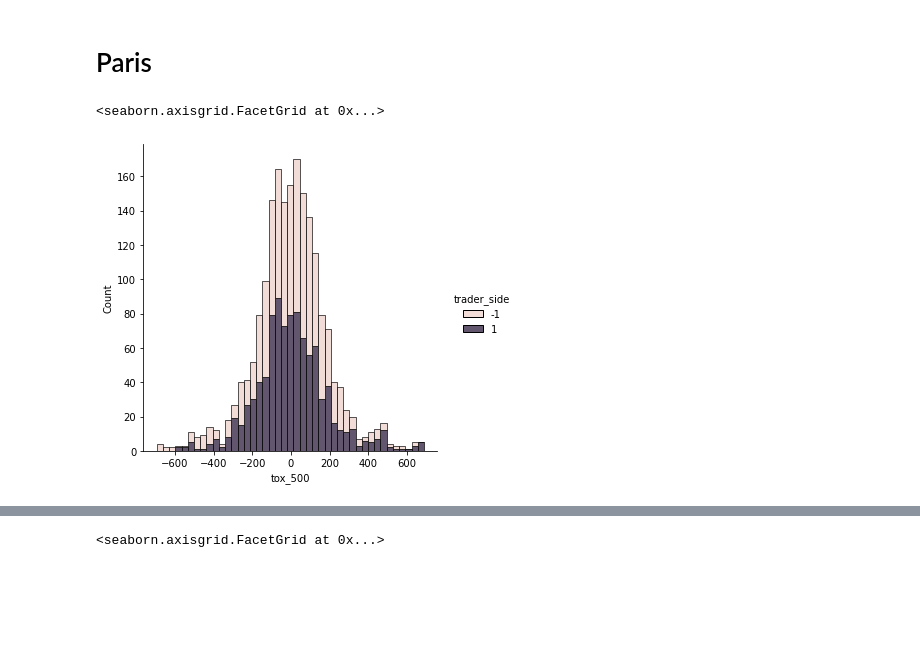
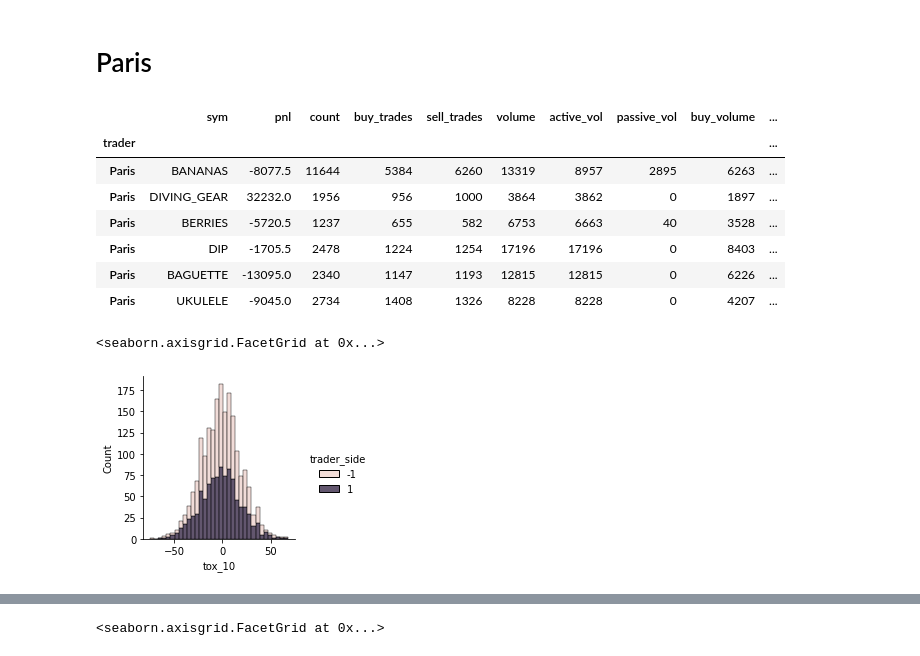
Before and after one commit to XiuLuoShen/imc_prosperity, a Jupyter notebook: CounterPartyAnalysis.ipynb, the cells around one changed output, grey strips where cells are left out. Cells and saved outputs as stored; diff of their text form; code cells hidden in the pictures; blank space fills up the shorter version.

```diff
--- a/CounterPartyAnalysis.ipynb
+++ b/CounterPartyAnalysis.ipynb
@@ -652,10 +698,21 @@ trades_by_trader['Olivia'][['day','symbol','timestamp','price','quantity','bid',
 | 2 | 3 | UKULELE | 5980600 | 20390.0 | 3 | 20388.0 | 20390.0 | Olivia | Caesar | 17.5 | 21.5 | ... |
 # %% [markdown]
 # Paris
+# %%
+display(summary.loc['Paris'])
+# %% [output]
+|  | sym | pnl | count | buy_trades | sell_trades | volume | active_vol | passive_vol | buy_volume | ... |
+| trader |  |  |  |  |  |  |  |  |  | ... |
+| Paris | BANANAS | -8077.5 | 11644 | 5384 | 6260 | 13319 | 8957 | 2895 | 6263 | ... |
+| Paris | DIVING_GEAR | 32232.0 | 1956 | 956 | 1000 | 3864 | 3862 | 0 | 1897 | ... |
+| Paris | BERRIES | -5720.5 | 1237 | 655 | 582 | 6753 | 6663 | 40 | 3528 | ... |
+| Paris | DIP | -1705.5 | 2478 | 1224 | 1254 | 17196 | 17196 | 0 | 8403 | ... |
+| Paris | BAGUETTE | -13095.0 | 2340 | 1147 | 1193 | 12815 | 12815 | 0 | 6226 | ... |
+| Paris | UKULELE | -9045.0 | 2734 | 1408 | 1326 | 8228 | 8228 | 0 | 4207 | ... |
 # %%
 tra = trades_by_trader['Paris']
 t = tra.loc[tra.symbol == 'DIVING_GEAR']
-sns.displot(x='tox_500', data=t, hue='trader_side', multiple='stack')
+sns.displot(x='tox_10', data=t, hue='trader_side', multiple='stack', height=3)
 # %% [output]
 <seaborn.axisgrid.FacetGrid at 0x...>
-[figure, old version]
+[figure, new version]
```
Also changed, not shown: parts of 12 cells of this notebook, 3 other files.
